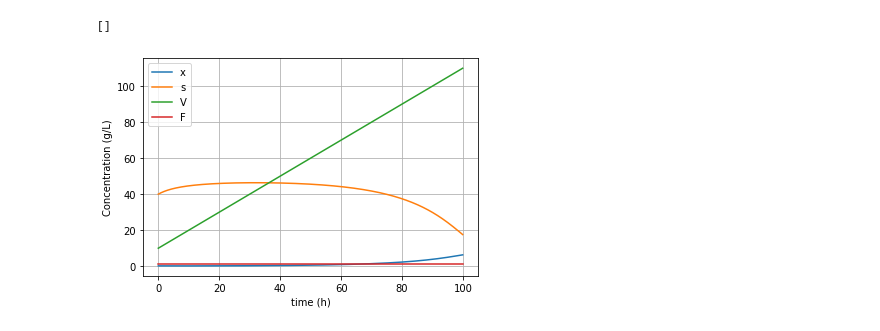
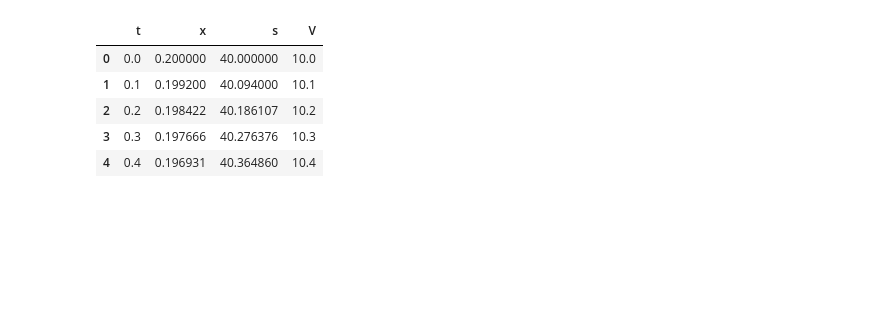
Before and after one commit to juanmggb/maestria, a Jupyter notebook: mc_fb_optimization/mc_fb_optimization.ipynb, the cells around one changed output. Cells and saved outputs as stored; diff of their text form; code cells hidden in the pictures; blank space fills up the shorter version.

```diff
--- a/mc_fb_optimization/mc_fb_optimization.ipynb
+++ b/mc_fb_optimization/mc_fb_optimization.ipynb
@@ -73,13 +37,0 @@ x, s, V = euler(inhibition_model, x0, 0, tf, dt, inflow_rate, mu_max, yxs, ks, y
-# %%
-plt.plot(time, x, label='x')
-plt.plot(time, s, label ='s')
-plt.plot(time, V, label = 'V')
-plt.plot(time, [inflow_rate(t) for t in time], label='F')
-plt.xlabel('time (h)')
-plt.ylabel('Concentration (g/L)')
-plt.grid()
-plt.legend()
-plt.plot()
-# %% [output]
-[]
-[figure, removed]
@@ -89,0 +38,10 @@ def fitness_function(u):
+# %%
+predicted = fn.create_df_fb(time, x, s, V)
+predicted.head()
+# %% [output]
+|  | t | x | s | V |
+| 0 | 0.0 | 0.200000 | 40.000000 | 10.0 |
+| 1 | 0.1 | 0.199200 | 40.094000 | 10.1 |
+| 2 | 0.2 | 0.198422 | 40.186107 | 10.2 |
+| 3 | 0.3 | 0.197666 | 40.276376 | 10.3 |
+| 4 | 0.4 | 0.196931 | 40.364860 | 10.4 |
```
Also changed, not shown: parts of 11 cells of this notebook, 1 other file.
